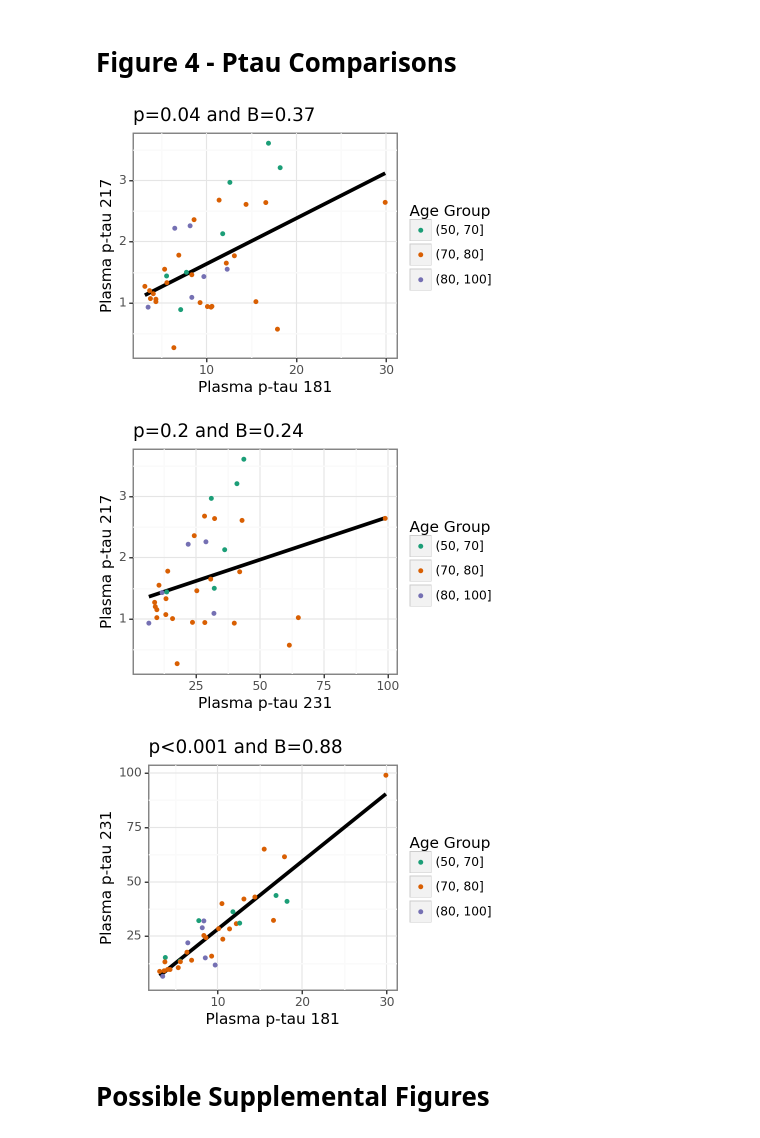
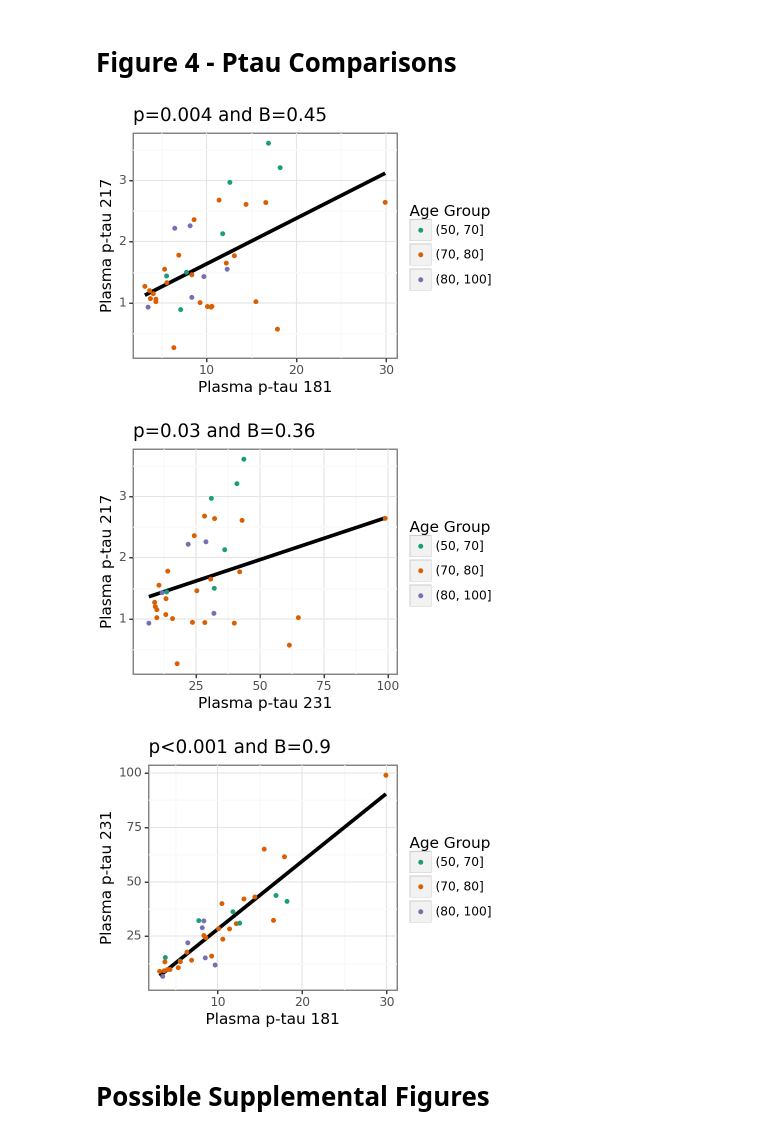
Before and after one commit to lnkoenig/ptau-217-and-FDG-PET-AD---official-copy, a Jupyter notebook: 08_paper_graphs.ipynb, the cells around one changed output. Drawn from its saved outputs; the diff is of its cells as text; code cells hidden in the pictures.

Commit message:
updated output. Updated variable names to reflect new model versions that include covariates if significant

```diff
--- a/08_paper_graphs.ipynb
+++ b/08_paper_graphs.ipynb
@@ -48,8 +48,8 @@ vol_columns = ['VOL_Precun_Lz', 'VOL_Precun_Rz', 'VOL_InfPar_Lz', 'VOL_InfPar_Rz
 all_data['VOL_Hip_z'] = all_data[['VOL_Hip_Rz', 'VOL_Hip_Lz']].mean(axis = 1)
 
 graphing_pval = 0.05
-pvals_to_consider = ['mv_ageedu_p_baseline']
-Bval_to_grab = 'mv_ageedu_B_baseline'
+pvals_to_consider = ['model_p_val_x_var']
+Bval_to_grab = 'model_B_val_x_var'
 
 
 all_data['age_decade2'] = all_data['age_decade2'].astype('str').str.replace('nan', 'unknown')
@@ -332,55 +332,55 @@ print(fig_2e)
 # %% [markdown]
 # Figure 4 - Ptau Comparisons
 # %%
-var1 = 'pTau181'
-var2 = 'pTau217'
+x_var = 'pTau181'
+y_var = 'pTau217'
 
 
-p_value = biomarker_relationship_results_log10.loc[biomarker_relationship_results_log10['var1'].isin([var1]) & biomarker_relationship_results_log10['var2'].isin([var2]), pvals_to_consider[0]].reset_index(drop=True)[0]
-B_value = biomarker_relationship_results_log10.loc[biomarker_relationship_results_log10['var1'].isin([var1]) & biomarker_relationship_results_log10['var2'].isin([var2]), Bval_to_grab].reset_index(drop=True)[0].round(2).astype('str')
+p_value = biomarker_relationship_results_log10.loc[biomarker_relationship_results_log10['x_var'].isin([x_var]) & biomarker_relationship_results_log10['y_var'].isin([y_var]), pvals_to_consider[0]].reset_index(drop=True)[0]
+B_value = biomarker_relationship_results_log10.loc[biomarker_relationship_results_log10['x_var'].isin([x_var]) & biomarker_relationship_results_log10['y_var'].isin([y_var]), Bval_to_grab].reset_index(drop=True)[0].round(2).astype('str')
 fig_3a =  (
-            p9.ggplot(all_data, p9.aes(x = var1, y = var2, color = color_group))
+            p9.ggplot(all_data, p9.aes(x = x_var, y = y_var, color = color_group))
             + p9.theme_bw(base_size = 11)
             + p9.geom_smooth(size = 1.5, se = False, alpha = 1, color = 'black', method = 'lm')
             + p9.geom_point(size = 1.0)
-            + p9.labs(title = (pval_rounder(p_value)+ ' and B=' + B_value), x=real_name(var1), y=real_name(var2), color=real_name(color_group))
+            + p9.labs(title = (pval_rounder(p_value)+ ' and B=' + B_value), x=real_name(x_var), y=real_name(y_var), color=real_name(color_group))
             + p9.scale_color_manual(['#1b9e77', '#d95f02', '#7570b3', '#737373'])
         )
 print(fig_3a)
 
 
-var1 = 'pTau231'
-var2 = 'pTau217'
-p_value = biomarker_relationship_results_log10.loc[biomarker_relationship_results_log10['var1'].isin([var1]) & biomarker_relationship_results_log10['var2'].isin([var2]), pvals_to_consider[0]].reset_index(drop=True)[0]
-B_value = biomarker_relationship_results_log10.loc[biomarker_relationship_results_log10['var1'].isin([var1]) & biomarker_relationship_results_log10['var2'].isin([var2]), Bval_to_grab].reset_index(drop=True)[0].round(2).astype('str')
+x_var = 'pTau231'
+y_var = 'pTau217'
+p_value = biomarker_relationship_results_log10.loc[biomarker_relationship_results_log10['x_var'].isin([x_var]) & biomarker_relationship_results_log10['y_var'].isin([y_var]), pvals_to_consider[0]].reset_index(drop=True)[0]
+B_value = biomarker_relationship_results_log10.loc[biomarker_relationship_results_log10['x_var'].isin([x_var]) & biomarker_relationship_results_log10['y_var'].isin([y_var]), Bval_to_grab].reset_index(drop=True)[0].round(2).astype('str')
 fig_3b =  (
-            p9.ggplot(all_data, p9.aes(x = var1, y = var2, color = color_group))
+            p9.ggplot(all_data, p9.aes(x = x_var, y = y_var, color = color_group))
             + p9.theme_bw(base_size = 11)
             + p9.geom_smooth(size = 1.5, se = False, alpha = 1, color = 'black', method = 'lm')
             + p9.geom_point(size = 1.0)
-            + p9.labs(title = (pval_rounder(p_value)+ ' and B=' + B_value), x=real_name(var1), y=real_name(var2), color=real_name(color_group))
+            + p9.labs(title = (pval_rounder(p_value)+ ' and B=' + B_value), x=real_name(x_var), y=real_name(y_var), color=real_name(color_group))
             + p9.scale_color_manual(['#1b9e77', '#d95f02', '#7570b3', '#737373'])
         )
 print(fig_3b)
 
 
-var1 = 'pTau181'
-var2 = 'pTau231'
-p_value = biomarker_relationship_results_log10.loc[biomarker_relationship_results_log10['var1'].isin([var1]) & biomarker_relationship_results_log10['var2'].isin([var2]), pvals_to_consider[0]].reset_index(drop=True)[0]
-B_value = biomarker_relationship_results_log10.loc[biomarker_relationship_results_log10['var1'].isin([var1]) & biomarker_relationship_results_log10['var2'].isin([var2]), Bval_to_grab].reset_index(drop=True)[0].round(2).astype('str')
+x_var = 'pTau181'
+y_var = 'pTau231'
+p_value = biomarker_relationship_results_log10.loc[biomarker_relationship_results_log10['x_var'].isin([x_var]) & biomarker_relationship_results_log10['y_var'].isin([y_var]), pvals_to_consider[0]].reset_index(drop=True)[0]
+B_value = biomarker_relationship_results_log10.loc[biomarker_relationship_results_log10['x_var'].isin([x_var]) & biomarker_relationship_results_log10['y_var'].isin([y_var]), Bval_to_grab].reset_index(drop=True)[0].round(2).astype('str')
 fig_3c =  (
-            p9.ggplot(all_data, p9.aes(x = var1, y = var2, color = color_group))
+            p9.ggplot(all_data, p9.aes(x = x_var, y = y_var, color = color_group))
             + p9.theme_bw(base_size = 11)
             + p9.geom_smooth(size = 1.5, se = False, alpha = 1, color = 'black', method = 'lm')
             + p9.geom_point(size = 1.0)
-            + p9.labs(title = (pval_rounder(p_value)+ ' and B=' + B_value), x=real_name(var1), y=real_name(var2), color=real_name(color_group))
+            + p9.labs(title = (pval_rounder(p_value)+ ' and B=' + B_value), x=real_name(x_var), y=real_name(y_var), color=real_name(color_group))
             + p9.scale_color_manual(['#1b9e77', '#d95f02', '#7570b3', '#737373'])
         )
 print(fig_3c)
 # %% [output]
-[figure, old version]
+[figure, new version]
-[figure, old version]
+[figure, new version]
-[figure, old version]
+[figure, new version]
 # %% [markdown]
 # Possible Supplemental Figures
 # %% [markdown]
```
Also changed, not shown: parts of 13 cells of this notebook.
